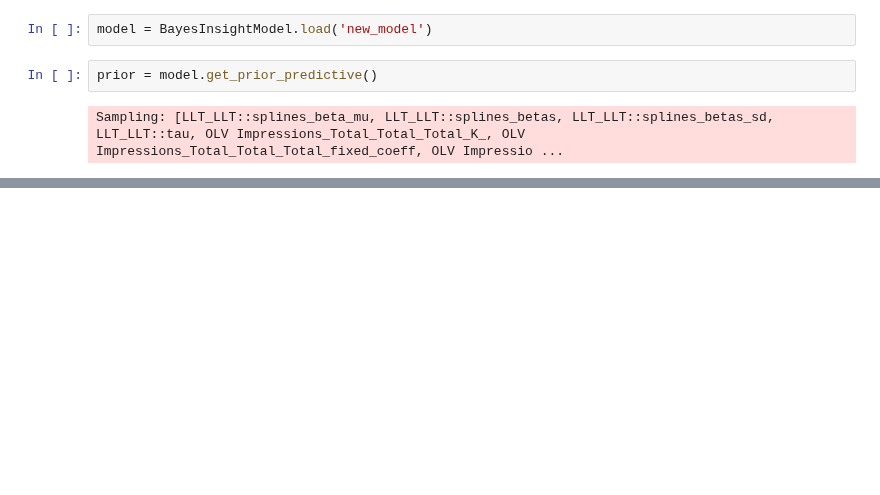
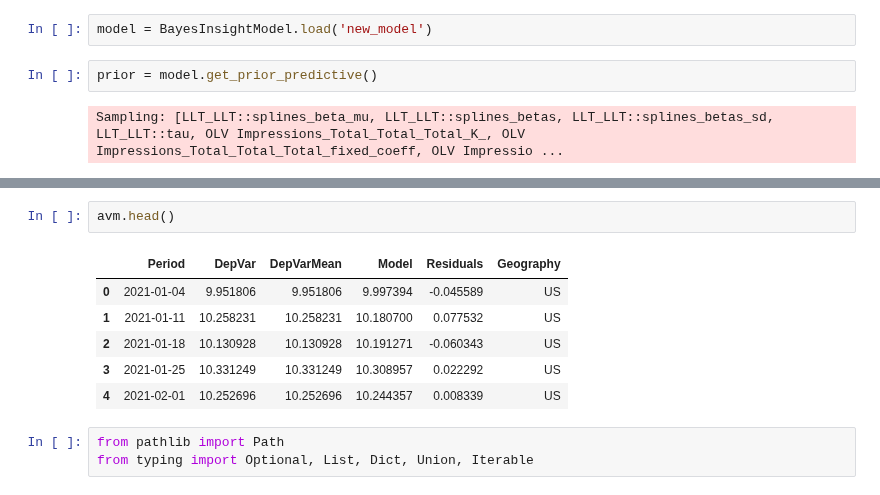
Before and after one commit to redam94/BayesInsight, a Jupyter notebook: experimental/optimizer_final.ipynb, the cells around one changed output, grey strips where cells are left out. Drawn from its saved outputs; the diff is of its cells as text; blank space fills up the shorter version.

```diff
--- a/experimental/optimizer_final.ipynb
+++ b/experimental/optimizer_final.ipynb
@@ -20,0 +153,12 @@ prior.prior_predictive['Unit Sales_Total_Total_Total_likelihood'].median(dim=['c
+# %%
+avm.head()
+# %% [output]
+|  | Period | DepVar | DepVarMean | Model | Residuals | Geography |
+| 0 | 2021-01-04 | 9.951806 | 9.951806 | 9.997394 | -0.045589 | US |
+| 1 | 2021-01-11 | 10.258231 | 10.258231 | 10.180700 | 0.077532 | US |
+| 2 | 2021-01-18 | 10.130928 | 10.130928 | 10.191271 | -0.060343 | US |
+| 3 | 2021-01-25 | 10.331249 | 10.331249 | 10.308957 | 0.022292 | US |
+| 4 | 2021-02-01 | 10.252696 | 10.252696 | 10.244357 | 0.008339 | US |
+# %%
+from pathlib import Path
+from typing import Optional, List, Dict, Union, Iterable
```
Also changed, not shown: parts of 24 cells of this notebook, 1 other file.
